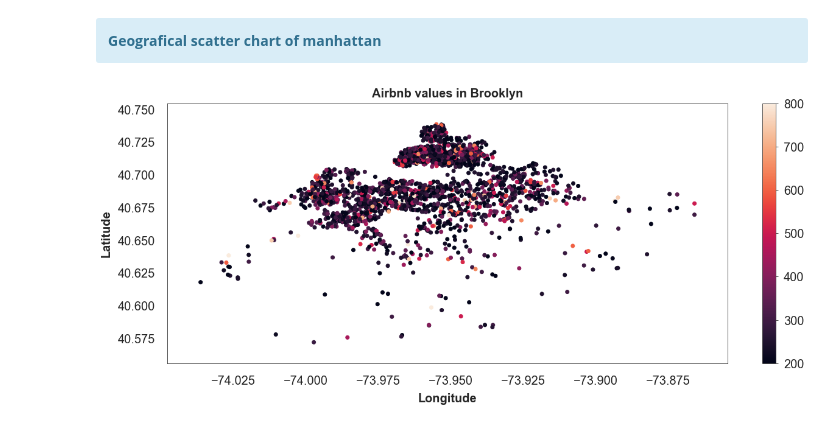
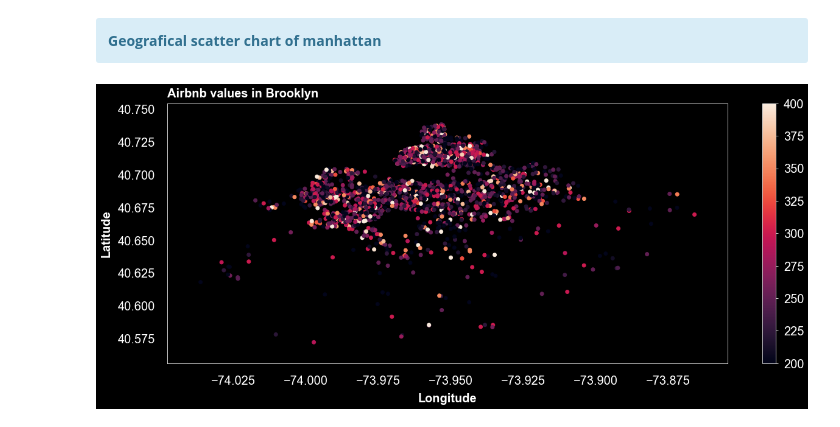
Before and after one commit to Pedro-Ivo/Airbnb_in_New_York, a Jupyter notebook: Airbnb in New York.ipynb, the cells around one changed output. Cells and saved outputs as stored; diff of their text form; code cells hidden in the pictures.

```diff
--- a/Airbnb in New York.ipynb
+++ b/Airbnb in New York.ipynb
@@ -57,18 +48 @@ memory usage: 6.0+ MB
 </div>
-# %%
-start_p = int(input('Pick the starting price: '))
-limit_p = int(input('Pick the price limit: '))
-plt.figure(figsize = (30,15))
-filtro = (df.price >= start_p) & (df.price <= limit_p)
-plt.rc('font', weight = 'normal')
-plt.title('Airbnb in New York', weight = 'bold', fontsize = 30, pad = 15)
-plt.xlabel('Price range', weight = 'bold', fontsize = 30, labelpad = 15)
-plt.ylabel('Number available', weight = 'bold', fontsize = 30,  labelpad = 15)
-plt.xticks(fontsize = 30)
-plt.yticks(fontsize = 30)
-plt.tick_params(axis = 'both', pad = 15, size = 15)
-plt.tight_layout(pad = 15)
-plt.hist(df.price[filtro], color = 'darkblue')
-start, end = plt.ylim()
-plt.yticks(np.arange(start, end, 500))
-plt.show()
@@ -133,18 +131,18 @@ plt.show()
 <b>Geografical scatter chart of manhattan</b>
 </div>
 # %%
-plt.figure(figsize = (20,10))
-plt.rc('font', weight = 'normal')
-plt.title('Airbnb values in Brooklyn', weight = 'bold', fontsize = 20, pad = 10)
-plt.xlabel('Longitude', weight = 'bold', fontsize = 20, labelpad = 10)
-plt.ylabel('Latitude', weight = 'bold', fontsize = 20,  labelpad = 10)
-plt.xticks(fontsize = 20)
-plt.yticks(fontsize = 20)
-plt.tick_params(axis = 'both', pad = 10, size = 10)
-plt.tight_layout(pad = 10)
-plt.scatter(x = df_Bro.longitude[filtro], y = df_Bro.latitude[filtro], c = df_Bro.price[filtro])
-cb1 = plt.colorbar()
-cb1.ax.tick_params(labelsize = 20, pad = 10)
-plt.show()
+with plt.style.context('dark_background'):
+    plt.figure(figsize = (20,10))
+    plt.title('Airbnb values in Brooklyn', weight = 'bold', loc = 'left', fontsize = 20, pad = 10)
+    plt.xlabel('Longitude', weight = 'bold', fontsize = 20, labelpad = 10)
+    plt.ylabel('Latitude', weight = 'bold', fontsize = 20,  labelpad = 10)
+    plt.xticks(fontsize = 20)
+    plt.yticks(fontsize = 20)
+    plt.tick_params(axis = 'both', pad = 10, size = 10)
+    plt.tight_layout(pad = 10)
+    plt.scatter(x = df_Bro.longitude[filtro], y = df_Bro.latitude[filtro], c = df_Bro.price[filtro])
+    cb1 = plt.colorbar()
+    cb1.ax.tick_params(labelsize = 20, pad = 10)
+    plt.show()
 # %% [output]
-[figure, old version]
+[figure, new version]
```
Also changed, not shown: parts of 11 cells of this notebook.
